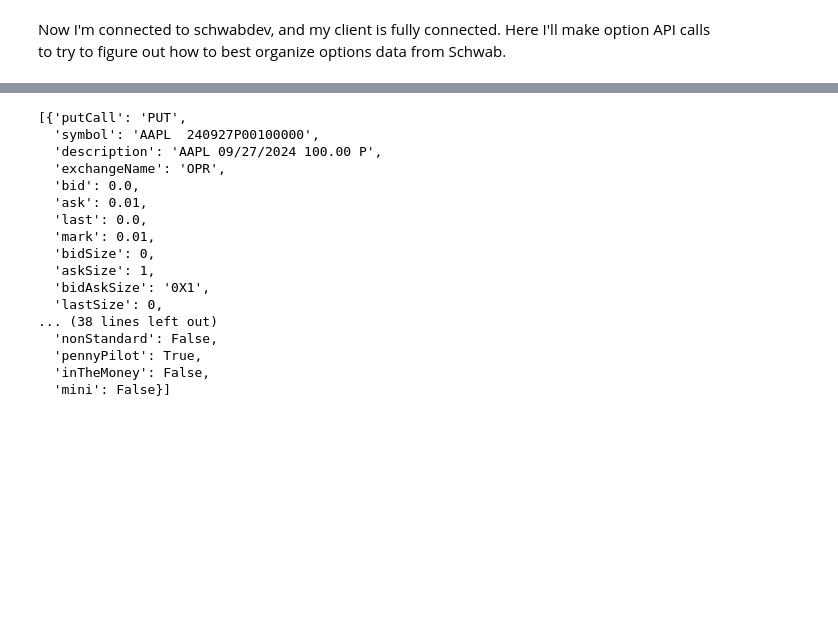
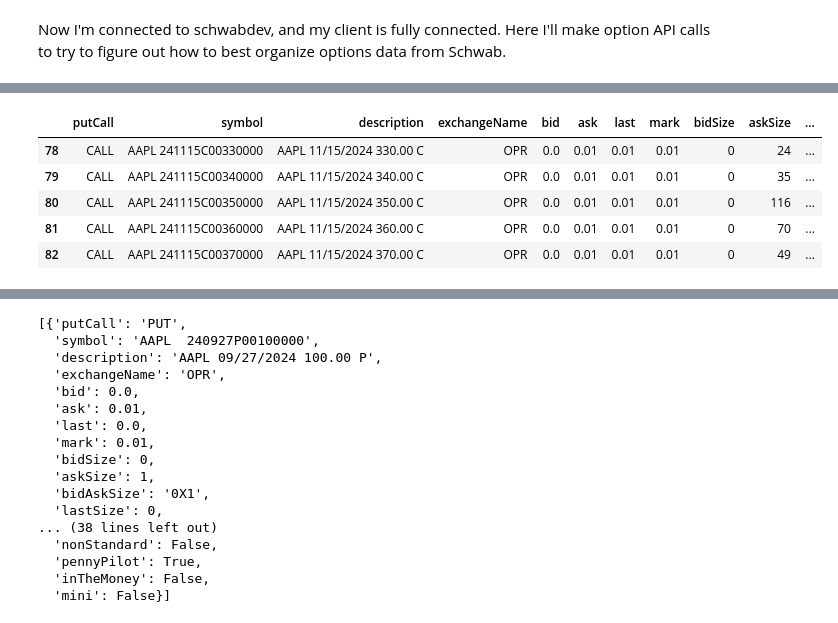
Before and after one commit to mikemartinez13/option-profit-calculator, a Jupyter notebook: schwab_test.ipynb, the cells around one changed output, grey strips where cells are left out. Drawn from its saved outputs; the diff is of its cells as text; code cells hidden in the pictures; blank space fills up the shorter version.

```diff
--- a/schwab_test.ipynb
+++ b/schwab_test.ipynb
@@ -42,0 +37,3 @@ aapl_data
+# %%
+aapl_data = client.option_chains('AAPL', toDate='2024-11-15',fromDate='2024-11-15').json()
+aapl_data.keys()
@@ -42,0 +50,3 @@ aapl_data
+# %%
+aapl_chain = next(iter(aapl_data['callExpDateMap'].values()))
+aapl_chain
@@ -42,0 +71,3 @@ aapl_data
+# %%
+records = [item[0] for item in aapl_chain.values()]
+records
@@ -42,0 +92,10 @@ aapl_data
+# %%
+chain = pd.DataFrame(records)
+chain.tail(5)
+# %% [output]
+|  | putCall | symbol | description | exchangeName | bid | ask | last | mark | bidSize | askSize | ... |
+| 78 | CALL | AAPL 241115C00330000 | AAPL 11/15/2024 330.00 C | OPR | 0.0 | 0.01 | 0.01 | 0.01 | 0 | 24 | ... |
+| 79 | CALL | AAPL 241115C00340000 | AAPL 11/15/2024 340.00 C | OPR | 0.0 | 0.01 | 0.01 | 0.01 | 0 | 35 | ... |
+| 80 | CALL | AAPL 241115C00350000 | AAPL 11/15/2024 350.00 C | OPR | 0.0 | 0.01 | 0.01 | 0.01 | 0 | 116 | ... |
+| 81 | CALL | AAPL 241115C00360000 | AAPL 11/15/2024 360.00 C | OPR | 0.0 | 0.01 | 0.01 | 0.01 | 0 | 70 | ... |
+| 82 | CALL | AAPL 241115C00370000 | AAPL 11/15/2024 370.00 C | OPR | 0.0 | 0.01 | 0.01 | 0.01 | 0 | 49 | ... |
```
Also changed, not shown: parts of 22 cells of this notebook, 10 other files.
